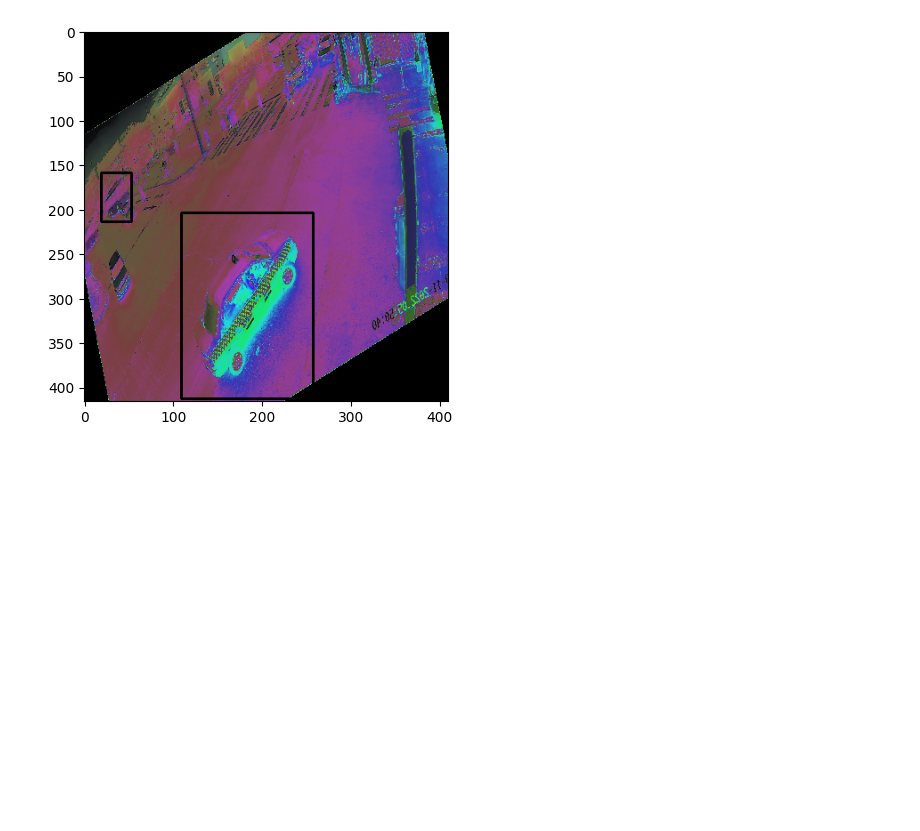
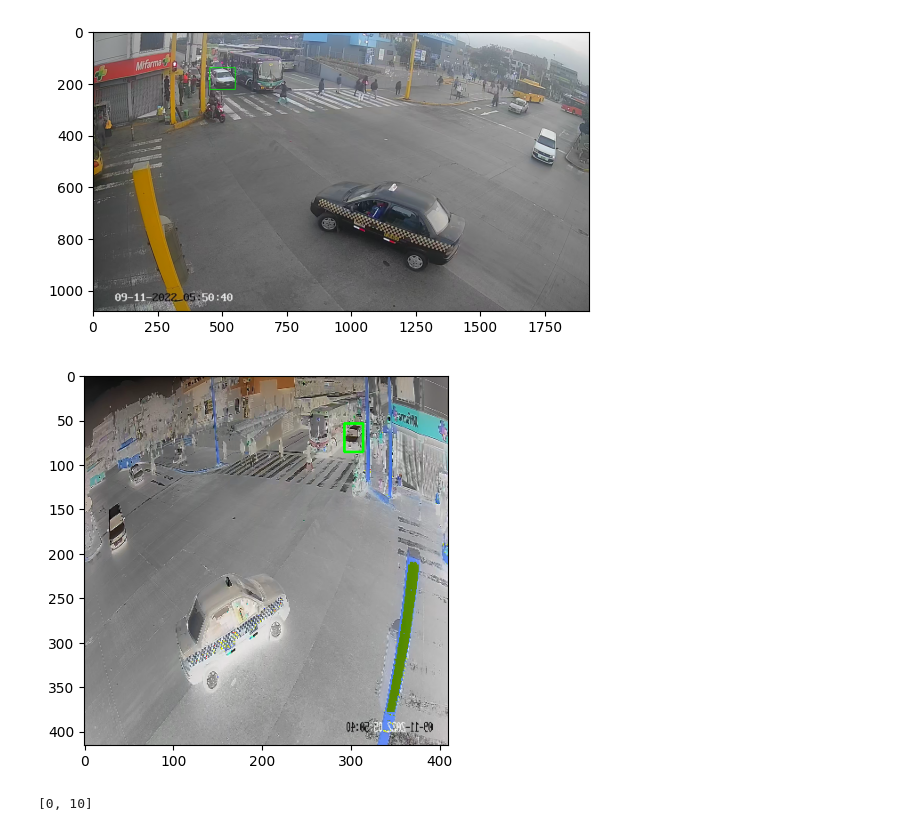
Before and after one commit to angelTCC/VehicleTracking, a Jupyter notebook: notebooks/augmentation_data.ipynb, the cells around one changed output. Cells and saved outputs as stored; diff of their text form; code cells hidden in the pictures; blank space fills up the shorter version.

```diff
--- a/notebooks/augmentation_data.ipynb
+++ b/notebooks/augmentation_data.ipynb
@@ -6,2 +10,21 @@ import matplotlib.pyplot as plt
+# %%
+# Visualize the augmented image with bounding boxes
+def plot_boxes(box,img):
+    for bo in box:
+        x_center, y_center, w, h = bo
+        xtl = int((x_center - w / 2) * img.shape[1])
+        ytl = int((y_center - h / 2) * img.shape[0])
+        xbr = int((x_center + w / 2) * img.shape[1])
+        ybr = int((y_center + h / 2) * img.shape[0])
+
+    #    # Draw bounding box
+    augmented_image = cv2.rectangle(img, (xtl, ytl), (xbr, ybr), (0, 255, 0), 2)
+
+    # Convert to RGB for displaying with plt
+    augmented_image = cv2.cvtColor(augmented_image, cv2.COLOR_BGR2RGB)
+
+    # Show the augmented image
+    plt.imshow(augmented_image)
+    return plt.show()
 # %%
 
@@ -15,37 +60,17 @@ transform = A.Compose([
-# %%
-
-# Example of image and bounding boxes in YOLO format (x_center, y_center, width, height)
-image = cv2.imread("../data/dataset/images/video1_frame_1.png")
-bboxes = [[0.59471, 0.69869, 0.31857, 0.33333], [0.87906, 0.21276, 0.06735, 0.09871]]  # YOLO format: [x_center, y_center, width, height]
-category_ids = [0, 1]  # Example categories (class labels)
-
-# Apply augmentation
-augmented = transform(image=image, bboxes=bboxes, category_ids=category_ids)
-
-# Get the augmented image and bounding boxes
-augmented_image = augmented['image']
-augmented_bboxes = augmented['bboxes']
-
-# Convert the tensor back to NumPy array for OpenCV
-augmented_image = augmented_image.permute(1, 2, 0).numpy()  # Convert from (C, H, W) to (H, W, C)
-augmented_image = (augmented_image * 255).astype('uint8')  # Scale to 0-255 for OpenCV
-
-# Visualize the augmented image with bounding boxes
-for box in augmented_bboxes:
-    x_center, y_center, w, h = box
-    xtl = int((x_center - w / 2) * augmented_image.shape[1])
-    ytl = int((y_center - h / 2) * augmented_image.shape[0])
-    xbr = int((x_center + w / 2) * augmented_image.shape[1])
-    ybr = int((y_center + h / 2) * augmented_image.shape[0])
-
-    # Draw bounding box
-    augmented_image = cv2.rectangle(augmented_image, (xtl, ytl), (xbr, ybr), (0, 255, 0), 2)
-
-# Convert to RGB for displaying with plt
-augmented_image = cv2.cvtColor(augmented_image, cv2.COLOR_HSV2BGR)
-
-# Show the augmented image
-plt.imshow(augmented_image)
-plt.show()
-# %% [output]
-[figure, removed]
+# %%
+# Example of image and bounding boxes in YOLO format (x_center, y_center, width, height)
+image = cv2.imread("../data/dataset/images/video1_frame_1.png")
+bboxes = [[0.59471, 0.69869, 0.31857, 0.33333],
+        [0.26067, 0.16956, 0.05097, 0.07768]]  # YOLO format: [x_center, y_center, width, height]
+category_ids = [0,10]  # Example categories (class labels)
+output_path_img = "../data/dataset/ouput.png" #tengo que usar el path dato, tambien especificar de una la salida del tetp
+
+
+box, img, cate = aug(image, bboxes, category_ids, output_path_img) # falta guardar la imagen, y el text, mas bien agregar al dataset
+# %% [output]
+[figure, added]
+[figure, added]
+# %%
+cate
+# %% [output]
+[0, 10]
```
Also changed, not shown: parts of 4 cells of this notebook, 1 other file.
